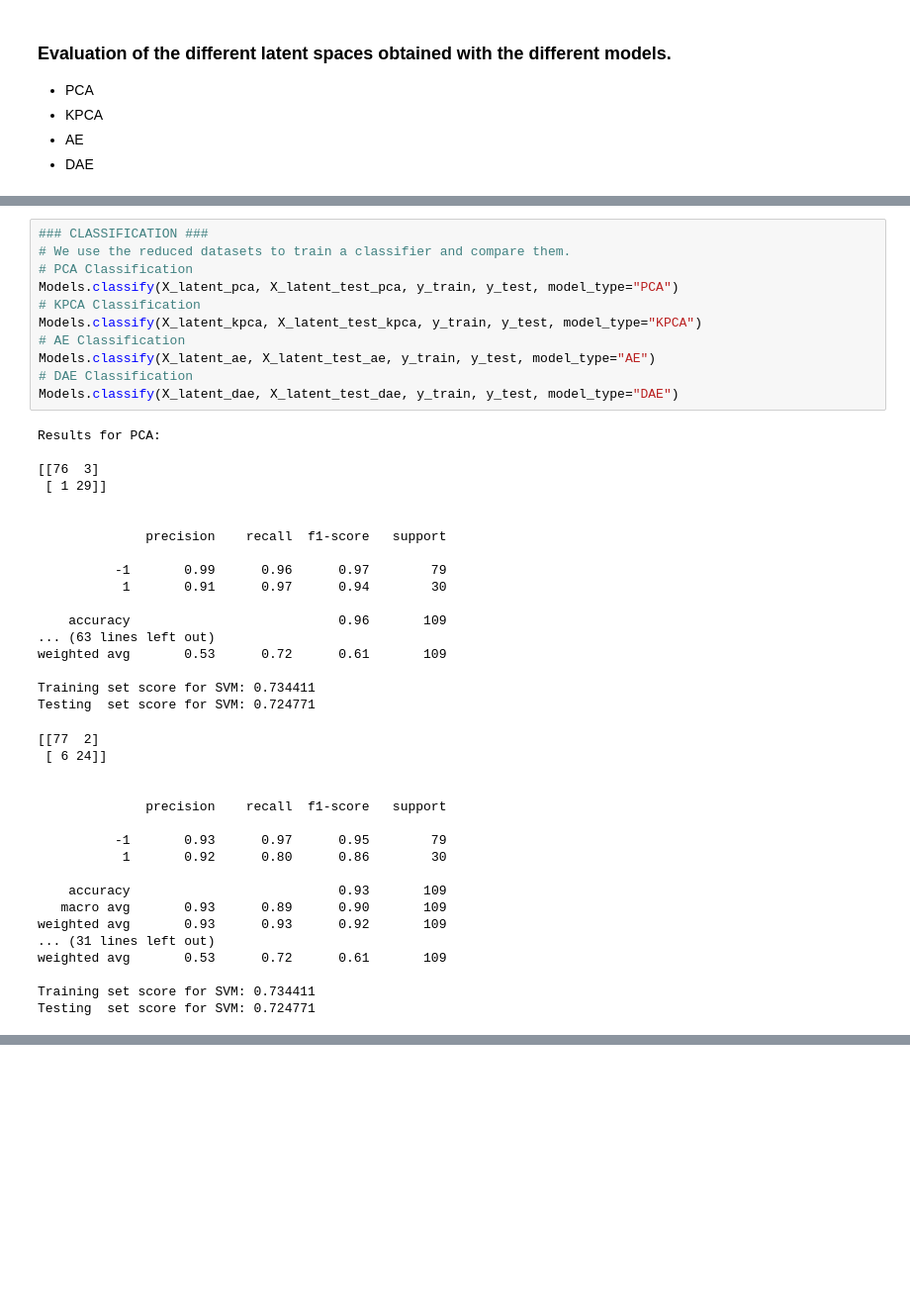
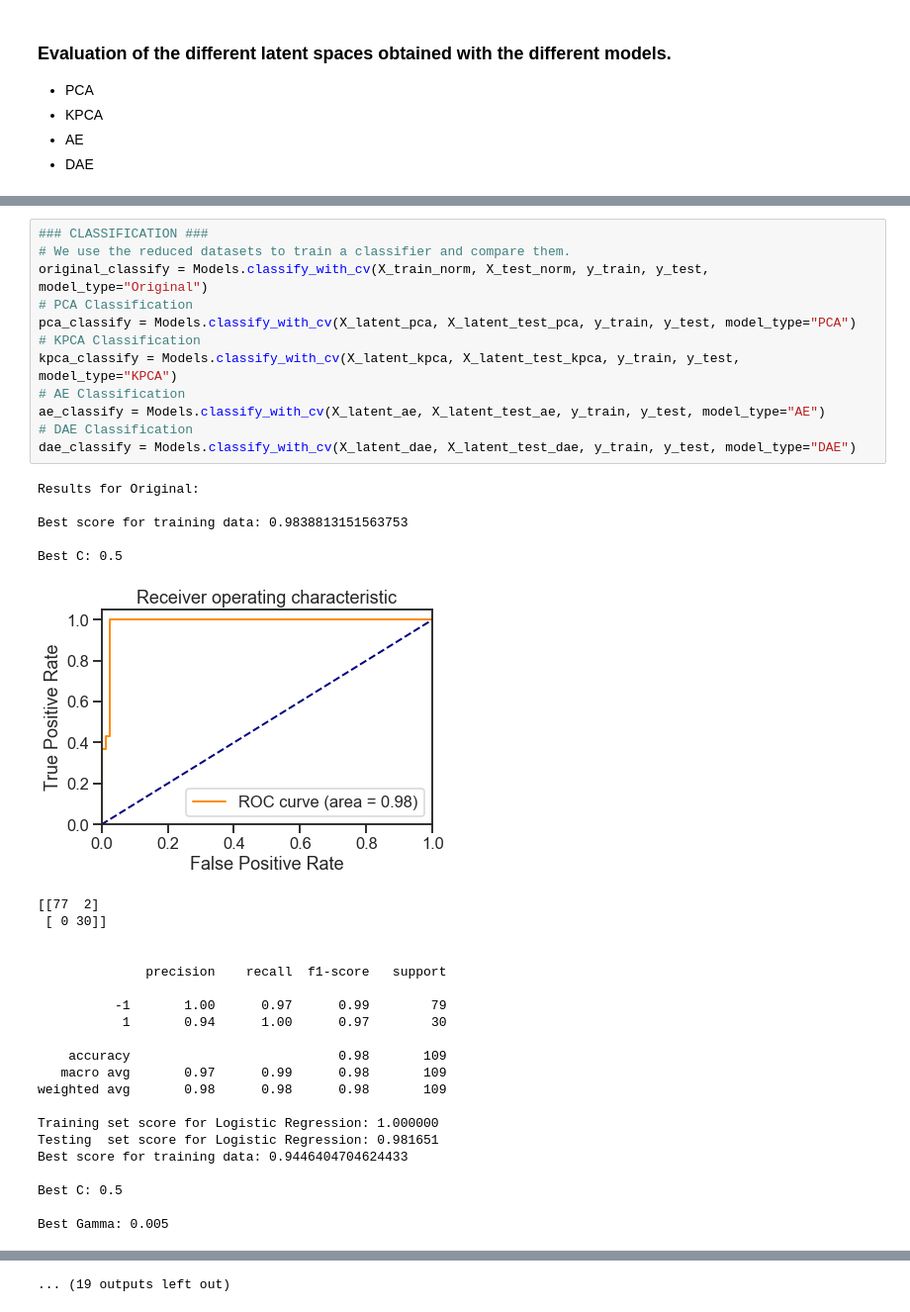
Before and after one commit to TomasSuarezL/oss-stage-2019, a Jupyter notebook: Singleomic Dataset/Singleomic_Model_Compare.ipynb, the cells around one changed output, grey strips where cells are left out. Shown at 99% size. Saved outputs shown, nothing was run; the diff lists cells and outputs as text; blank space fills up the shorter version.

```diff
--- a/Singleomic Dataset/Singleomic_Model_Compare.ipynb
+++ b/Singleomic Dataset/Singleomic_Model_Compare.ipynb
@@ -120,46 +113,39 @@ print(X_latent_dae.shape)
 # %%
 ### CLASSIFICATION ###
 # We use the reduced datasets to train a classifier and compare them.
+original_classify = Models.classify_with_cv(X_train_norm, X_test_norm, y_train, y_test, model_type="Original")
 # PCA Classification
-Models.classify(X_latent_pca, X_latent_test_pca, y_train, y_test, model_type="PCA")
+pca_classify = Models.classify_with_cv(X_latent_pca, X_latent_test_pca, y_train, y_test, model_type="PCA")
 # KPCA Classification
-Models.classify(X_latent_kpca, X_latent_test_kpca, y_train, y_test, model_type="KPCA")
+kpca_classify = Models.classify_with_cv(X_latent_kpca, X_latent_test_kpca, y_train, y_test, model_type="KPCA")
 # AE Classification
-Models.classify(X_latent_ae, X_latent_test_ae, y_train, y_test, model_type="AE")
+ae_classify = Models.classify_with_cv(X_latent_ae, X_latent_test_ae, y_train, y_test, model_type="AE")
 # DAE Classification
-Models.classify(X_latent_dae, X_latent_test_dae, y_train, y_test, model_type="DAE")
+dae_classify = Models.classify_with_cv(X_latent_dae, X_latent_test_dae, y_train, y_test, model_type="DAE")
 # %% [output]
-Results for PCA:
+Results for Original:
 
-[[76  3]
- [ 1 29]]
+Best score for training data: 0.9838813151563753
 
-
-              precision    recall  f1-score   support
-
-          -1       0.99      0.96      0.97        79
-           1       0.91      0.97      0.94        30
-
-    accuracy                           0.96       109
-... (63 lines left out)
-weighted avg       0.53      0.72      0.61       109
-
-Training set score for SVM: 0.734411
-Testing  set score for SVM: 0.724771
+Best C: 0.5
+[figure, added]
 [[77  2]
- [ 6 24]]
+ [ 0 30]]
 
 
               precision    recall  f1-score   support
 
-          -1       0.93      0.97      0.95        79
-           1       0.92      0.80      0.86        30
+          -1       1.00      0.97      0.99        79
+           1       0.94      1.00      0.97        30
 
-    accuracy                           0.93       109
-   macro avg       0.93      0.89      0.90       109
-weighted avg       0.93      0.93      0.92       109
-... (31 lines left out)
-weighted avg       0.53      0.72      0.61       109
+    accuracy                           0.98       109
+   macro avg       0.97      0.99      0.98       109
+weighted avg       0.98      0.98      0.98       109
 
-Training set score for SVM: 0.734411
-Testing  set score for SVM: 0.724771
+Training set score for Logistic Regression: 1.000000
+Testing  set score for Logistic Regression: 0.981651
+Best score for training data: 0.9446404704624433
+
+Best C: 0.5
+
+Best Gamma: 0.005
@@ -198,2 +237,3 @@ Testing  set score for RFC: 0.733945
+... (19 outputs left out)
 # %%
 ###### CLUSTERING ###
```
Also changed, not shown: parts of 7 cells of this notebook, 5 other files.
